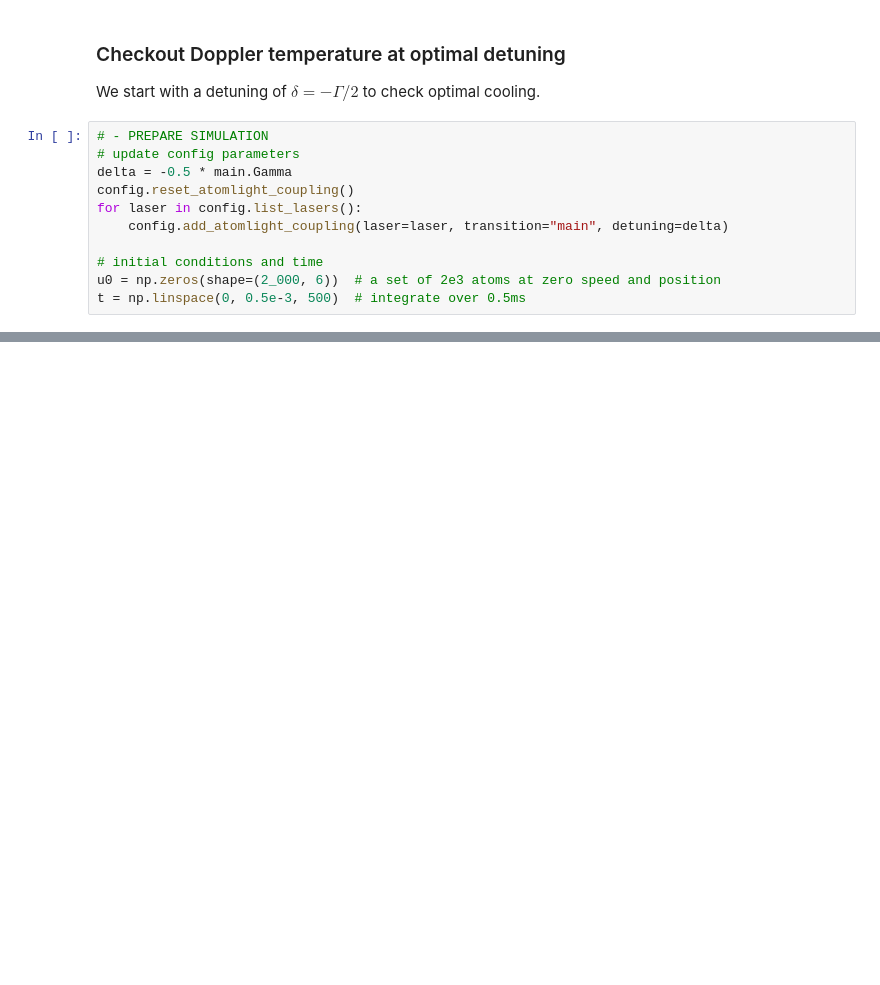
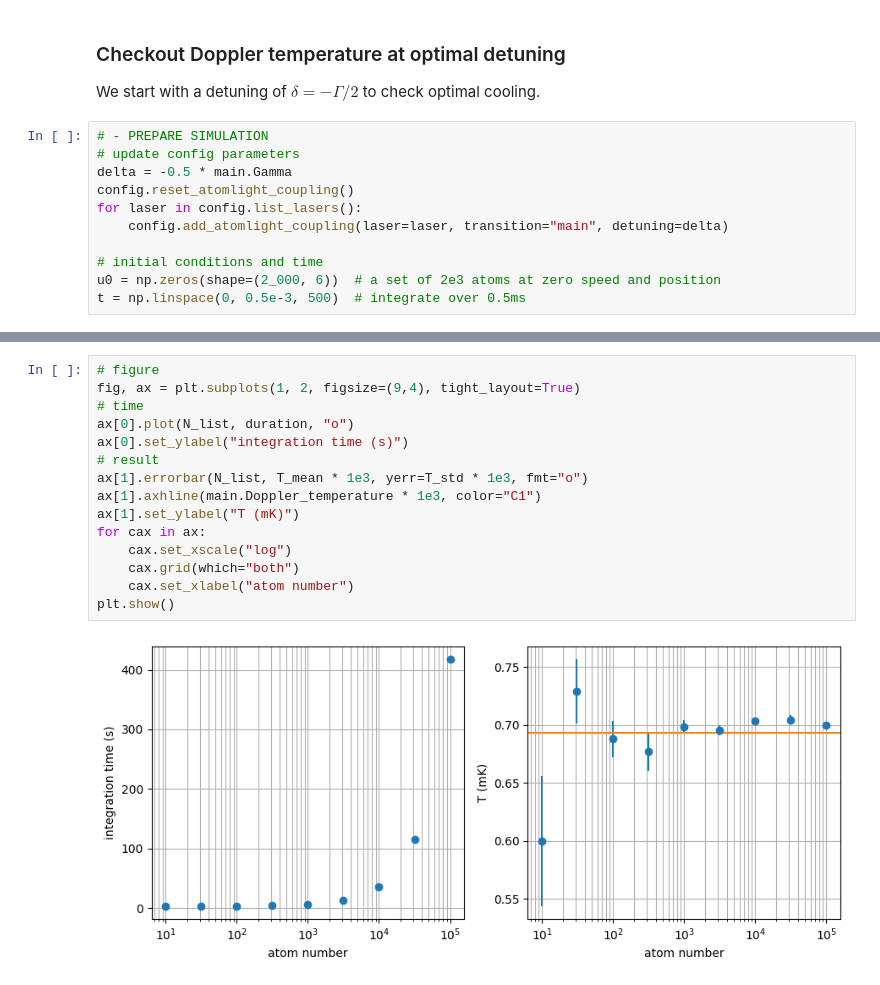
Before and after one commit to adareau/atomSmltr, a Jupyter notebook: docs/_notebook_examples/atomic_physics/benchmark_Doppler_temperature.ipynb, the cells around one changed output, grey strips where cells are left out. Cells and saved outputs as stored; diff of their text form; blank space fills up the shorter version.

```diff
--- a/docs/_notebook_examples/atomic_physics/benchmark_Doppler_temperature.ipynb
+++ b/docs/_notebook_examples/atomic_physics/benchmark_Doppler_temperature.ipynb
@@ -131,0 +269,17 @@ plt.show()
+# %%
+# figure
+fig, ax = plt.subplots(1, 2, figsize=(9,4), tight_layout=True)
+# time
+ax[0].plot(N_list, duration, "o")
+ax[0].set_ylabel("integration time (s)")
+# result
+ax[1].errorbar(N_list, T_mean * 1e3, yerr=T_std * 1e3, fmt="o")
+ax[1].axhline(main.Doppler_temperature * 1e3, color="C1")
+ax[1].set_ylabel("T (mK)")
+for cax in ax:
+    cax.set_xscale("log")
+    cax.grid(which="both")
+    cax.set_xlabel("atom number")
+plt.show()
+# %% [output]
+[figure, added]
```
Also changed, not shown: parts of 7 cells of this notebook, 1 other file.
